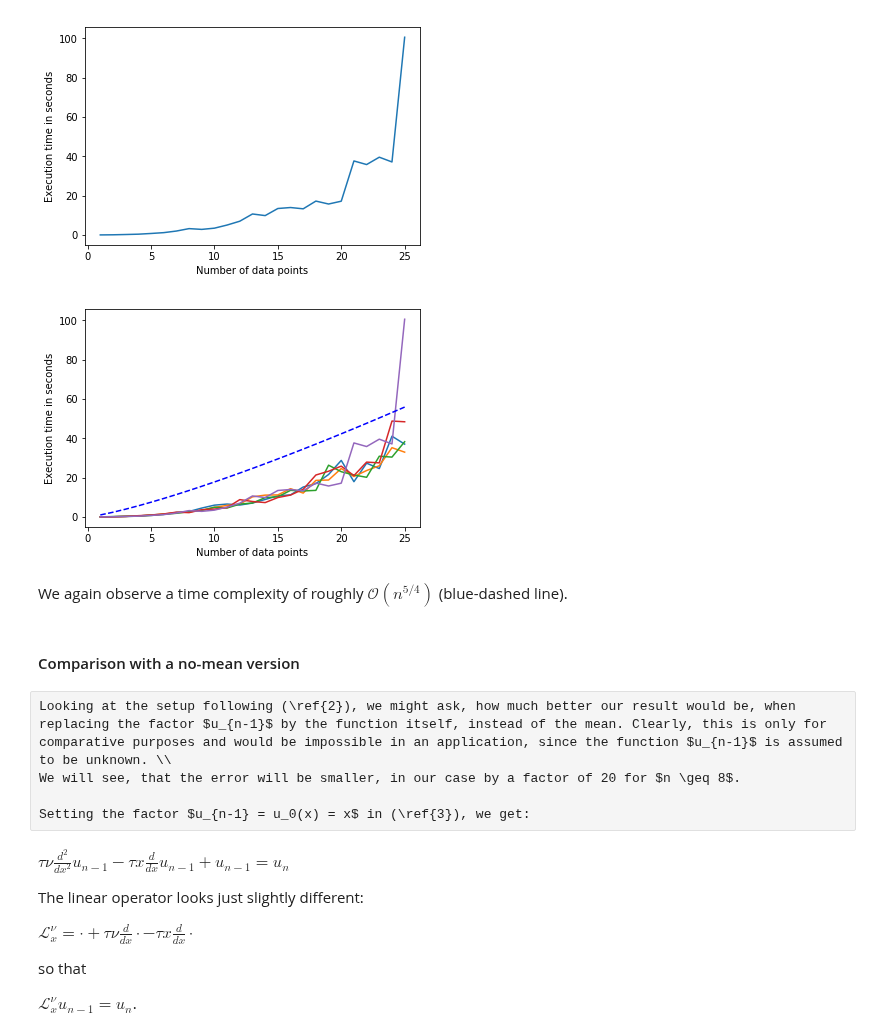
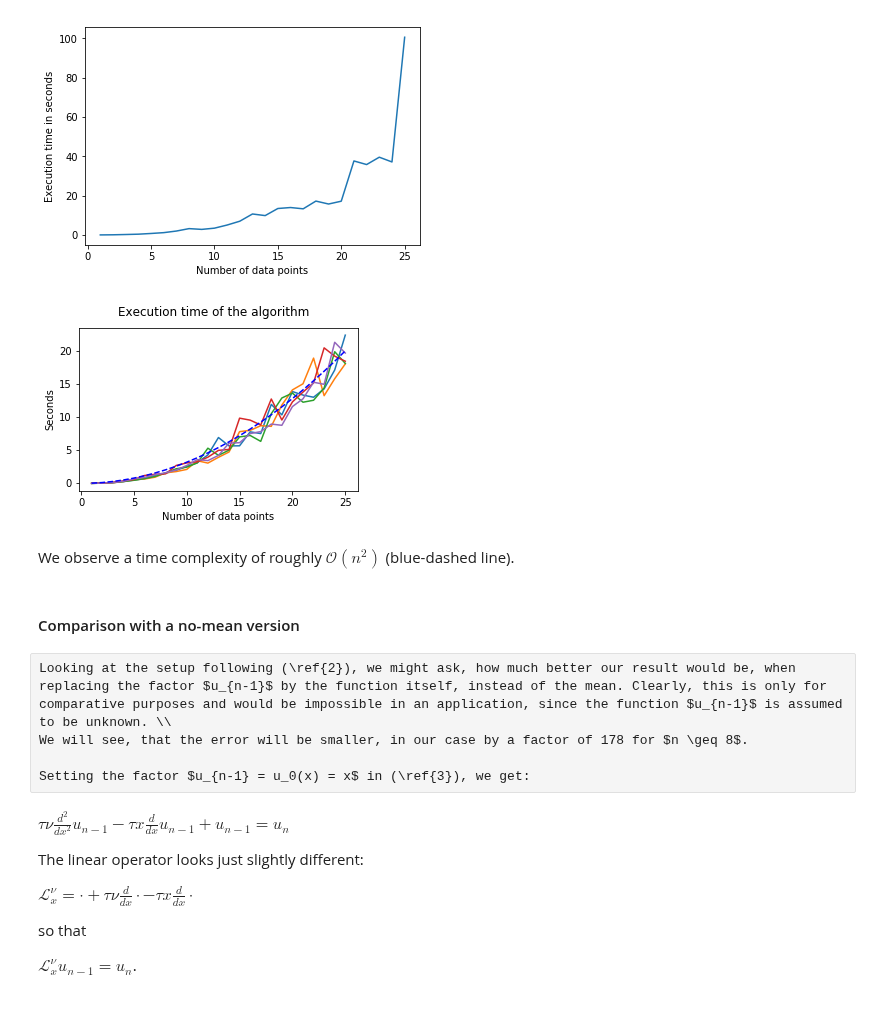
Before and after one commit to ratnania/mlhiphy, a Jupyter notebook: burgers_equation/burgerseq_mod_fe.ipynb, the cells around one changed output. Cells and saved outputs as stored; diff of their text form; code cells hidden in the pictures; blank space fills up the shorter version.

```diff
--- a/burgers_equation/burgerseq_mod_fe.ipynb
+++ b/burgers_equation/burgerseq_mod_fe.ipynb
@@ -250,23 +276,29 @@ for i in range(timing.shape[0]):
 # %%
 lin = np.linspace(1, timing.shape[1], timing.shape[1])
 
-for i in range(timing.shape[0]):
-    plt.plot(lin, timing[i,:])
-    plt.ylabel('Execution time in seconds')
+def show_3(lin, timing):
+
+    plt.suptitle('Execution time of the algorithm')
+    plt.ylabel('Seconds')
     plt.xlabel('Number of data points')
 
-est = lin**(1.25)
-plt.plot(lin, est, color='blue', linestyle='dashed')
-plt.show()
+    for i in range(timing.shape[0]):
+        plt.plot(lin, timing[i,:])
+
+    est = 0.032*lin**(2)
+    plt.plot(lin, est, color='blue', linestyle='dashed')
+    plt.show()
-# %% [output]
-[figure, removed]
+# %%
+show_3(lin, timing)
+# %% [output]
+[figure, added]
 # %% [markdown]
-We again observe a time complexity of roughly $\mathcal{O}(n^{5/4})$ (blue-dashed line). <br>
+We observe a time complexity of roughly $\mathcal{O}(n^2)$ (blue-dashed line).
 # %% [markdown]
 #### Comparison with a no-mean version
 # %% [raw]
 Looking at the setup following (\ref{2}), we might ask, how much better our result would be, when replacing the factor $u_{n-1}$ by the function itself, instead of the mean. Clearly, this is only for comparative purposes and would be impossible in an application, since the function $u_{n-1}$ is assumed to be unknown. \\
-We will see, that the error will be smaller, in our case by a factor of 20 for $n \geq 8$.
+We will see, that the error will be smaller, in our case by a factor of 178 for $n \geq 8$.
 
 Setting the factor $u_{n-1} = u_0(x) = x$ in (\ref{3}), we get:
 # %% [markdown]
```
Also changed, not shown: parts of 31 cells of this notebook, 1 other file.
